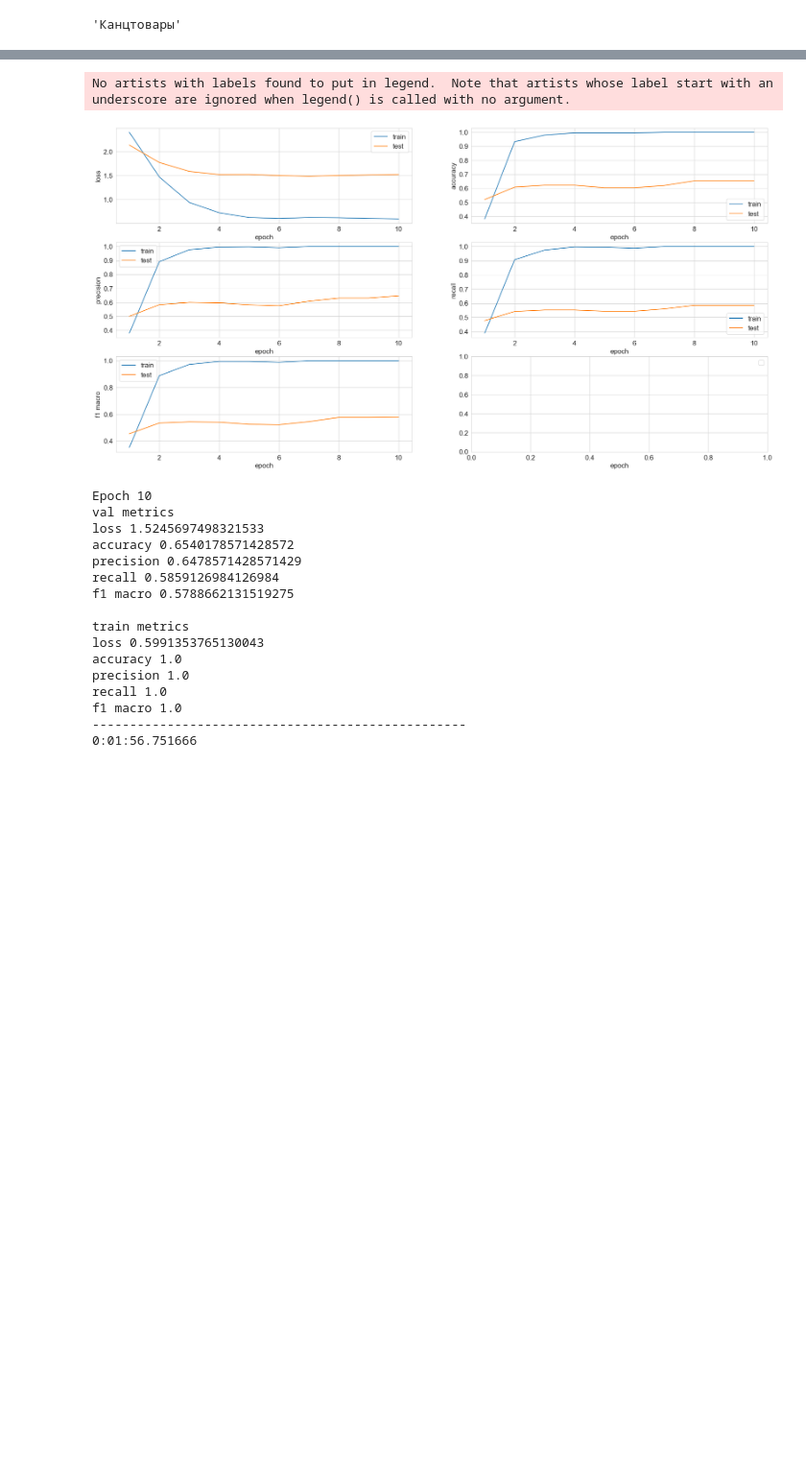
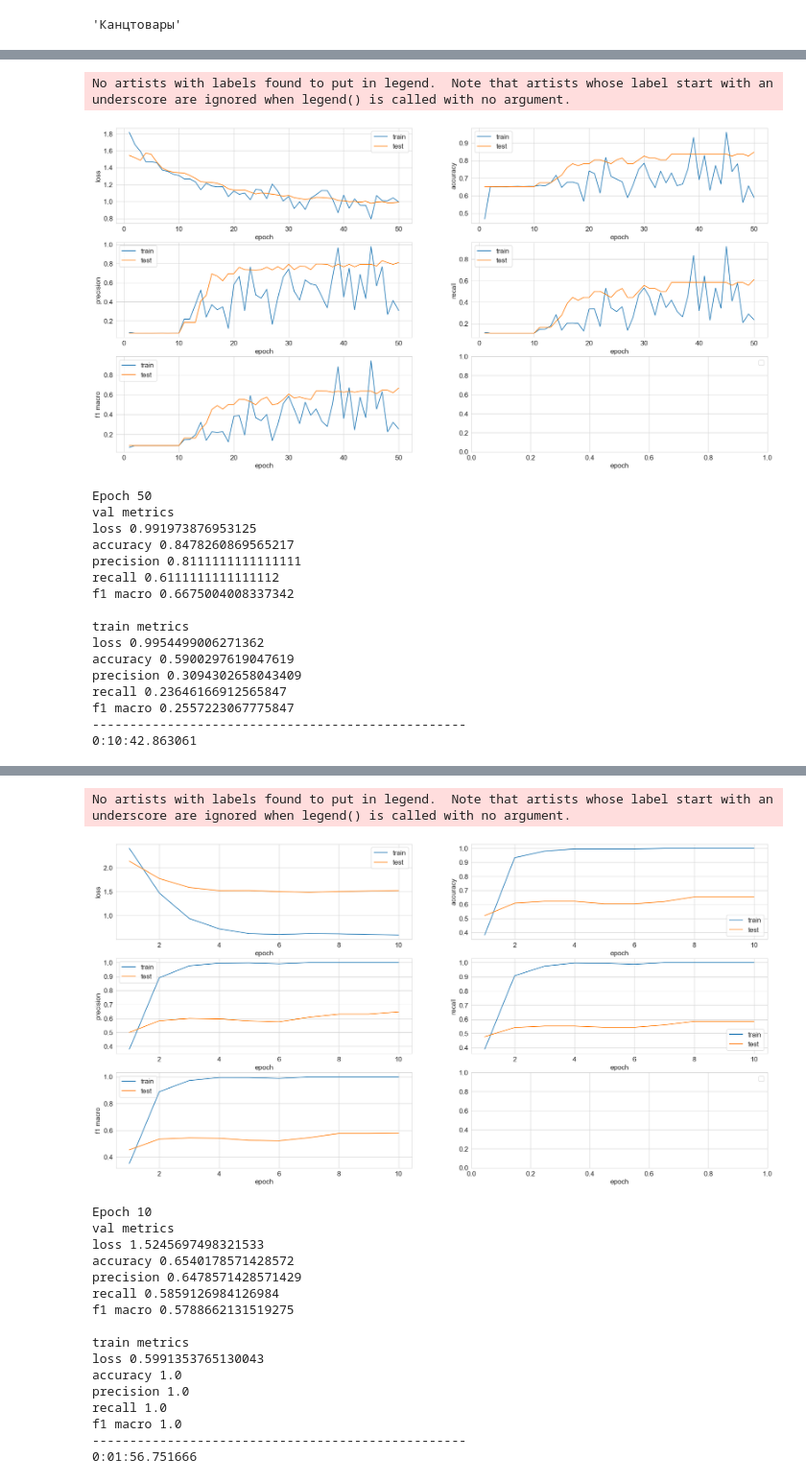
Before and after one commit to Kulikov17/seo-optimization-product-cards, a Jupyter notebook: notebooks/wb_classificator_mobilenet-tree.ipynb, the cells around one changed output, grey strips where cells are left out. Shown at 96% size. Drawn from its saved outputs; the diff is of its cells as text; code cells hidden in the pictures; blank space fills up the shorter version.

```diff
--- a/notebooks/wb_classificator_mobilenet-tree.ipynb
+++ b/notebooks/wb_classificator_mobilenet-tree.ipynb
@@ -207,13 +210,15 @@ class WbDataset(Dataset):
     def __len__(self):
         return len(self.img_paths)
 # %%
-data_dir = Path("C:/temp/!hse-mlds-project-year2") / "data/data"
+# data_dir = Path("C:/temp/!hse-mlds-project-year2") / "data/data"
+data_dir = Path("C:/temp/!hse-mlds-project-year2") / "test"
+
 processor = MobileNet_V2_Weights.IMAGENET1K_V2.transforms(
     antialias=True,
 )
 
 # в данной функции определяется надо ли исп-ть feedbacks и какие категории брать
-img_paths, target_enc, _, idx2target, model_name = get_target(data_dir,
+img_paths, target_enc, target2idx, idx2target, model_name = get_target(data_dir,
                                                               feedbacks=False,
                                                               level=2,
                                                               category1="Канцтовары",
@@ -263,6 +283,6 @@ class Collator:
 # %%
 #dataset = torch.utils.data.Subset(dataset, [i for i in range(100)])
-BATCH_SIZE = 32
+BATCH_SIZE = 128
 
 train_loader = accelerator.prepare_data_loader(DataLoader(train_dataset,
                                                batch_size=BATCH_SIZE,
@@ -283,7 +303,7 @@ val_loader = accelerator.prepare_data_loader(DataLoader(test_dataset,
                                              worker_init_fn=seed_worker)
                                                                 )
 # %%
-# elem = next(iter(train_loader))
+elem = next(iter(train_loader))
 # elem[0].shape
 
 # visualise_1pic(elem[0][0])
@@ -550,16 +620,24 @@ model_name
 # %%
-NUM_EPOCHS = 10
+NUM_EPOCHS = 50
 
 # model = model.to(device)
 optimizer = torch.optim.AdamW(
     [
-        {"params": model.module_features.parameters(), "lr": 3e-4, "weight_decay": 1e-5},
-        {"params": model.module_avgpool.parameters(), "lr": 3e-4, "weight_decay": 1e-5},
-        {"params": model.out.parameters(), "lr": 3e-4},
+#         {"params": model.module_features.parameters(), "lr": 3e-4, "weight_decay": 1e-5},
+        {"params": model.module_avgpool.parameters(), "lr": 4e-3, "weight_decay": 1e-6},
+        {"params": model.embed.parameters(), "lr": 4e-3},
+        {"params": model.classification.parameters(), "lr": 4e-3},
+
     ],
 )
+
 criterion = torch.nn.CrossEntropyLoss(label_smoothing=0.1).to(device)
-model, optimizer = accelerator.prepare(model, optimizer)
+scheduler = torch.optim.lr_scheduler.CosineAnnealingLR(
+    optimizer,
+    T_max=len(train_paths) // (BATCH_SIZE * 2) * NUM_EPOCHS
+)
+
+model, optimizer, scheduler = accelerator.prepare(model, optimizer, scheduler)
 # %%
 #accelerator.save_state(output_dir=f"mobilenet_v2")
 # %%
@@ -566,0 +645,36 @@ model, optimizer = accelerator.prepare(model, optimizer)
+# %%
+trainer = Trainer(
+            model,
+            optimizer,
+            None,
+            criterion,
+            accelerator,
+            device,
+        )
+
+a = datetime.now()
+train_losses, test_losses, train_metrics, test_metrics = trainer.train(
+            train_loader, val_loader, NUM_EPOCHS, True,
+            train_transform=train_transform, train_mixes=train_mixes,
+            saving_model=True, model_name=model_name, idx2target=idx2target)
+b = datetime.now()
+print(b - a)
+# %% [output]
+No artists with labels found to put in legend.  Note that artists whose label start with an underscore are ignored when legend() is called with no argument.
+[figure, added]
+Epoch 50
+val metrics
+loss 0.991973876953125
+accuracy 0.8478260869565217
+precision 0.8111111111111111
+recall 0.6111111111111112
+f1 macro 0.6675004008337342
+
+train metrics
+loss 0.9954499006271362
+accuracy 0.5900297619047619
+precision 0.3094302658043409
+recall 0.23646166912565847
+f1 macro 0.2557223067775847
+--------------------------------------------------
+0:10:42.863061
```
Also changed, not shown: parts of 36 cells of this notebook.
